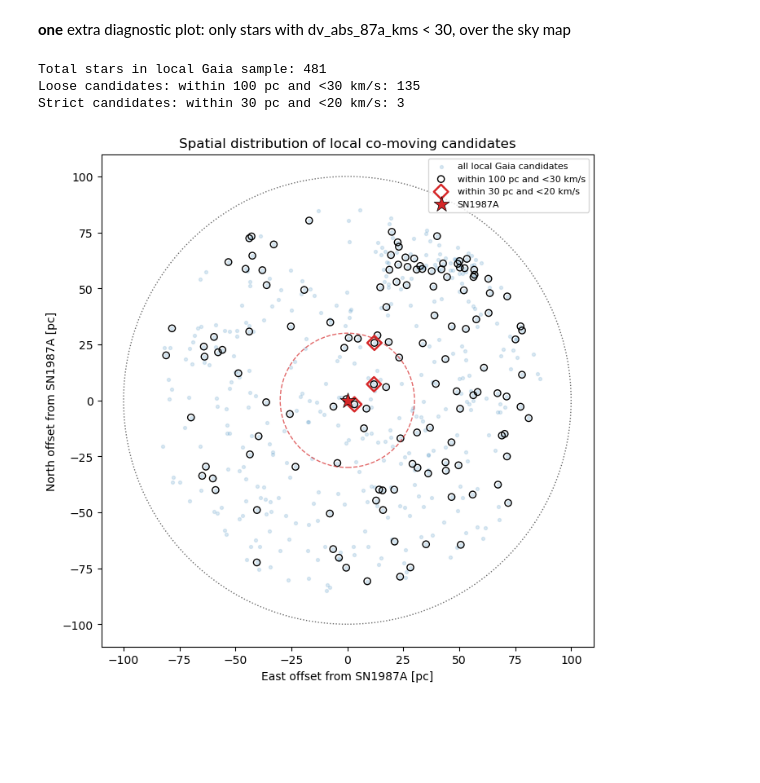
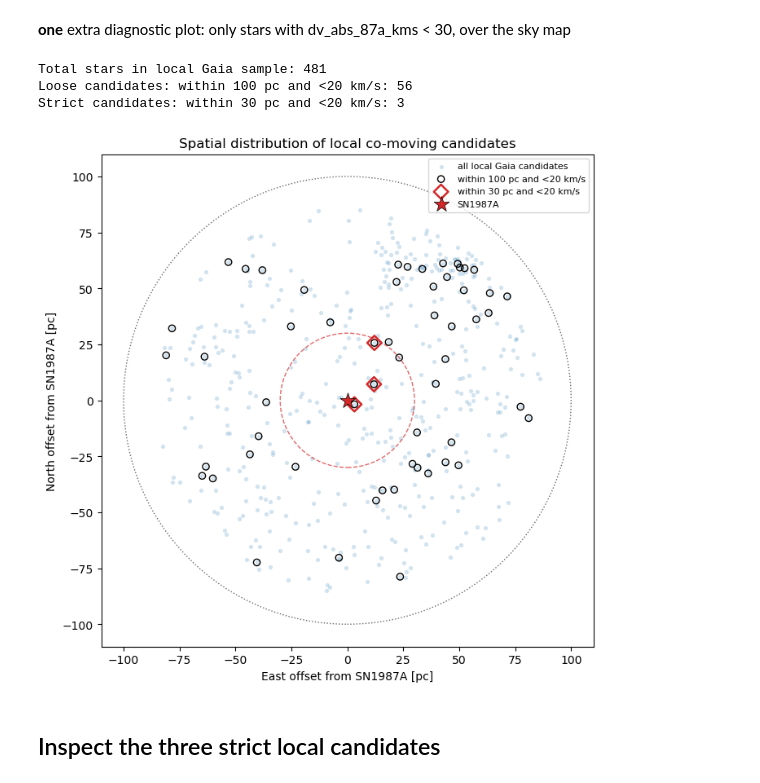
Before and after one commit to Wafeliniec/87A-progenitor-search, a Jupyter notebook: SN1987A_figures.ipynb, the cells around one changed output. Drawn from its saved outputs; the diff is of its cells as text; code cells hidden in the pictures; blank space fills up the shorter version.

Commit message:
cleaned up some figures, started writing code to inspect the 3 nearby candidates (doesn't work for now)

```diff
--- a/SN1987A_figures.ipynb
+++ b/SN1987A_figures.ipynb
@@ -946,7 +947,7 @@ import astropy.units as u
 from astropy.coordinates import SkyCoord, SkyOffsetFrame
 
 # ------------------------------------------------------------
-# Loadin df if needed
+# Load df if needed
 # ------------------------------------------------------------
 
 output_dir = Path("output_files")
@@ -971,7 +972,7 @@ if "df" not in globals():
 df.columns = df.columns.str.strip()
 
 # ------------------------------------------------------------
-# Addin derived columns if missing
+# Add derived columns if missing
 # ------------------------------------------------------------
 
 D_LMC_kpc = 49.59
@@ -1005,12 +1006,12 @@ if "dv_abs_87a_kms" not in df.columns:
     df["dv_abs_87a_kms"] = masyr_to_kms * df["dpm_abs_87a_masyr"]
 
 # ------------------------------------------------------------
-# Defining candidate classes
+# Define candidate classes
 # ------------------------------------------------------------
 
 loose = df[
     (df["sep_87a_pc"] < 100) &
-    (df["dv_abs_87a_kms"] < 30)
+    (df["dv_abs_87a_kms"] < 20)
     ].copy()
 
 strict = df[
@@ -1019,7 +1020,7 @@ strict = df[
     ].copy()
 
 print("Total stars in local Gaia sample:", len(df))
-print("Loose candidates: within 100 pc and <30 km/s:", len(loose))
+print("Loose candidates: within 100 pc and <20 km/s:", len(loose))
 print("Strict candidates: within 30 pc and <20 km/s:", len(strict))
 
 # ------------------------------------------------------------
@@ -1044,7 +1045,7 @@ ax.scatter(
     facecolors="none",
     edgecolors="black",
     linewidths=1.0,
-    label="within 100 pc and <30 km/s"
+    label="within 100 pc and <20 km/s"
 )
 
 ax.scatter(
@@ -1069,7 +1070,7 @@ ax.scatter(
     label="SN1987A"
 )
 
-# guide circles
+# Optional guide circles
 circle_30 = plt.Circle(
     (0, 0),
     30,
@@ -1077,32 +1078,34 @@ circle_30 = plt.Circle(
     fill=False,
     linestyle="--",
     linewidth=1.0,
     alpha=0.7
 )
 circle_100 = plt.Circle(
     (0, 0),
     100,
     color="black",
     fill=False,
     linestyle=":",
     linewidth=1.0,
     alpha=0.6
 )
 
 ax.add_patch(circle_30)
 ax.add_patch(circle_100)
 
 ax.set_aspect("equal", adjustable="box")
 ax.set_xlabel("East offset from SN1987A [pc]")
 ax.set_ylabel("North offset from SN1987A [pc]")
 ax.set_title("Spatial distribution of local co-moving candidates")
 ax.legend(fontsize=8, loc="upper right")
 
 plt.tight_layout()
 plt.savefig(fig_dir / "local_comoving_candidates_sky_distribution_strict.png", dpi=300)
 plt.show()
 # %% [output]
 Total stars in local Gaia sample: 481
-Loose candidates: within 100 pc and <30 km/s: 135
+Loose candidates: within 100 pc and <20 km/s: 56
 Strict candidates: within 30 pc and <20 km/s: 3
-[figure, old version]
+[figure, new version]
+# %% [markdown]
+## Inspect the three strict local candidates
```
Also changed, not shown: parts of 2 cells of this notebook, 2 other files.
